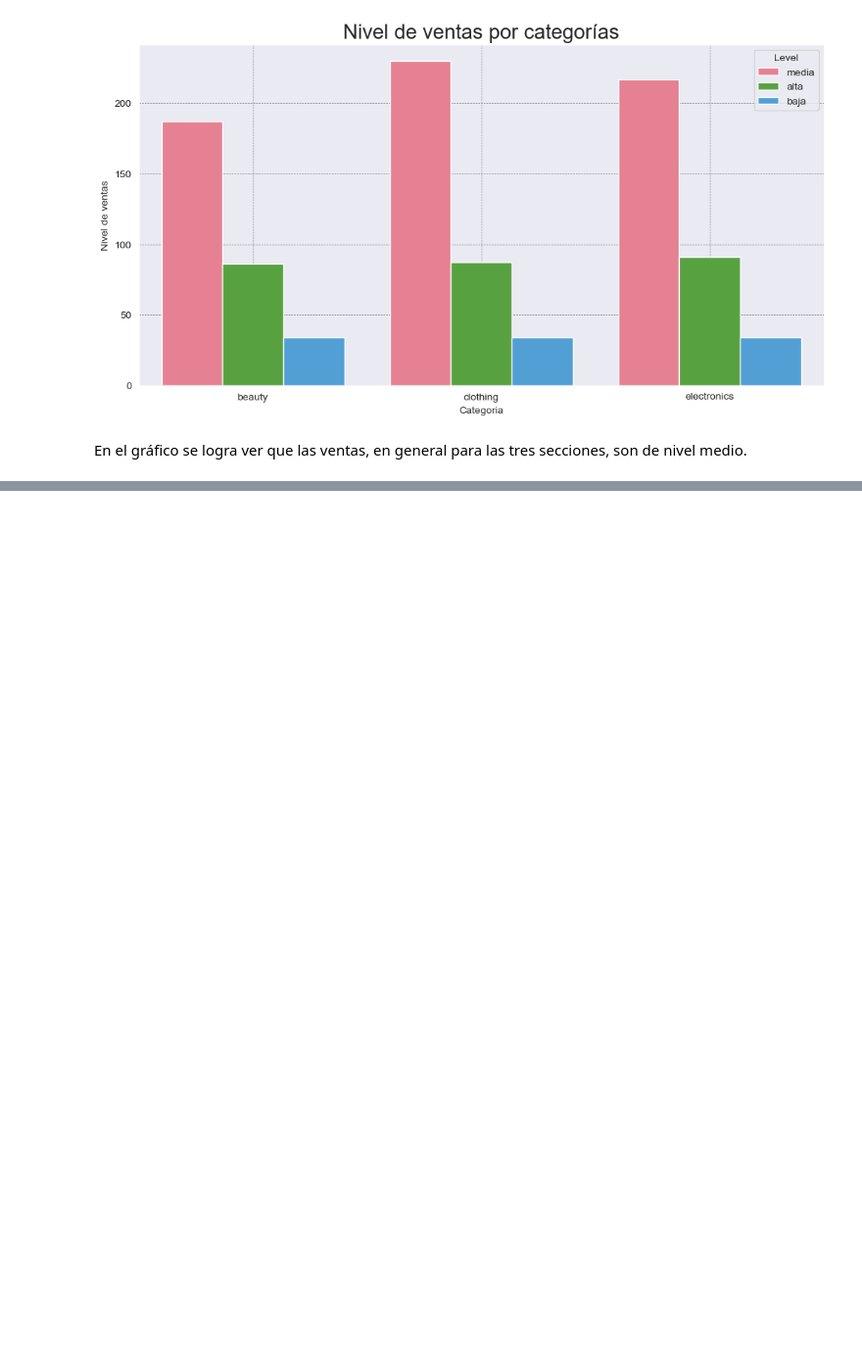
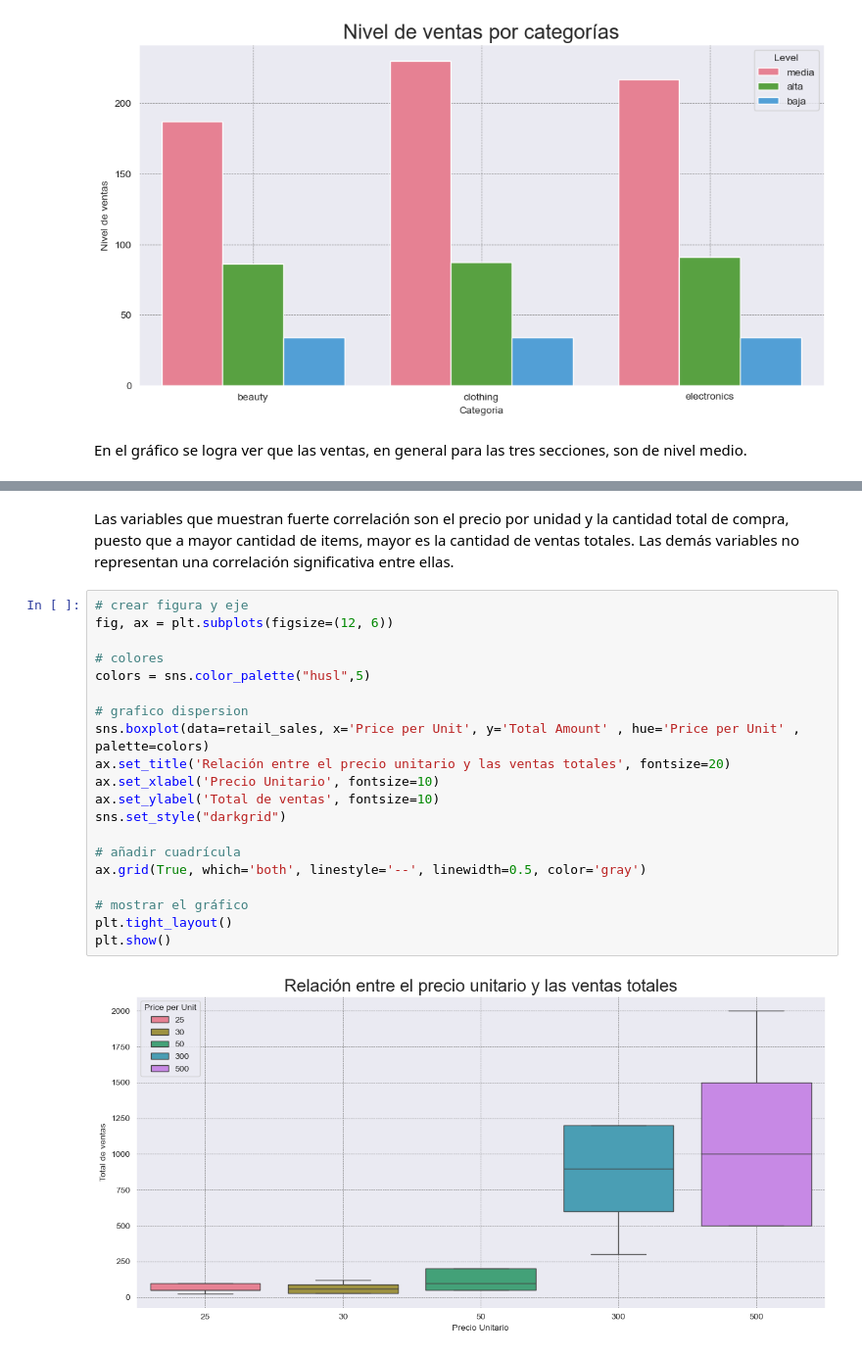
Before and after one commit to arasolfer/retail_sales_analysis, a Jupyter notebook: notebooks/PandasAnalysis.ipynb, the cells around one changed output, grey strips where cells are left out. Shown at 98% size. Cells and saved outputs as stored; diff of their text form; blank space fills up the shorter version.

```diff
--- a/notebooks/PandasAnalysis.ipynb
+++ b/notebooks/PandasAnalysis.ipynb
@@ -720,0 +753,24 @@ En el gráfico se logra ver que las ventas, en general para las tres secciones,
+# %% [markdown]
+Las variables que muestran fuerte correlación son el precio por unidad y la cantidad total de compra, puesto que a mayor cantidad de items, mayor es la cantidad de ventas totales. Las demás variables no representan una correlación significativa entre ellas.
+# %%
+# crear figura y eje
+fig, ax = plt.subplots(figsize=(12, 6))
+
+# colores
+colors = sns.color_palette("husl",5)
+
+# grafico dispersion
+sns.boxplot(data=retail_sales, x='Price per Unit', y='Total Amount' , hue='Price per Unit' , palette=colors)
+ax.set_title('Relación entre el precio unitario y las ventas totales', fontsize=20)
+ax.set_xlabel('Precio Unitario', fontsize=10)
+ax.set_ylabel('Total de ventas', fontsize=10)
+sns.set_style("darkgrid")
+
+# añadir cuadrícula
+ax.grid(True, which='both', linestyle='--', linewidth=0.5, color='gray')
+
+# mostrar el gráfico
+plt.tight_layout()
+plt.show()
+# %% [output]
+[figure, added]
```
Also changed, not shown: parts of 8 cells of this notebook.
